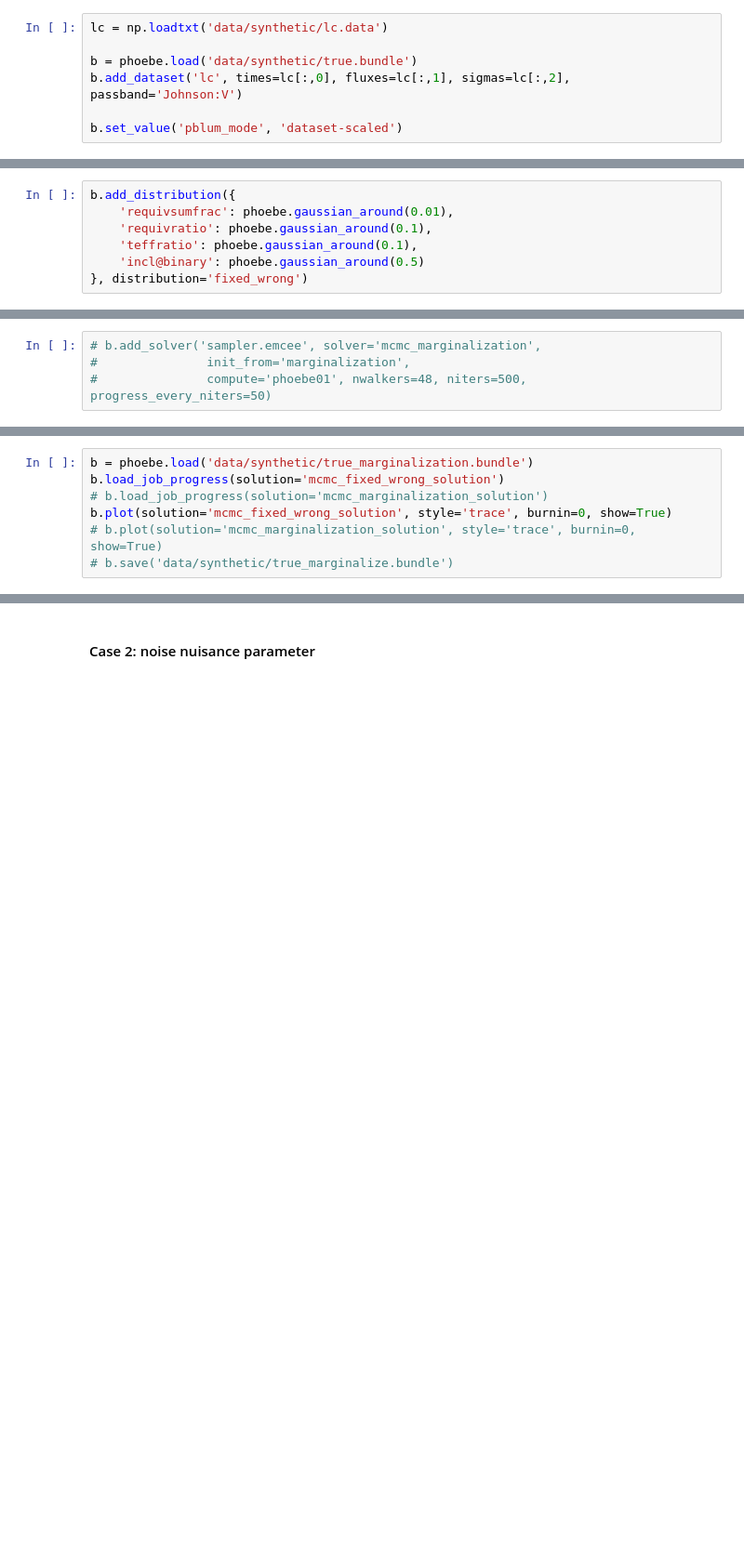
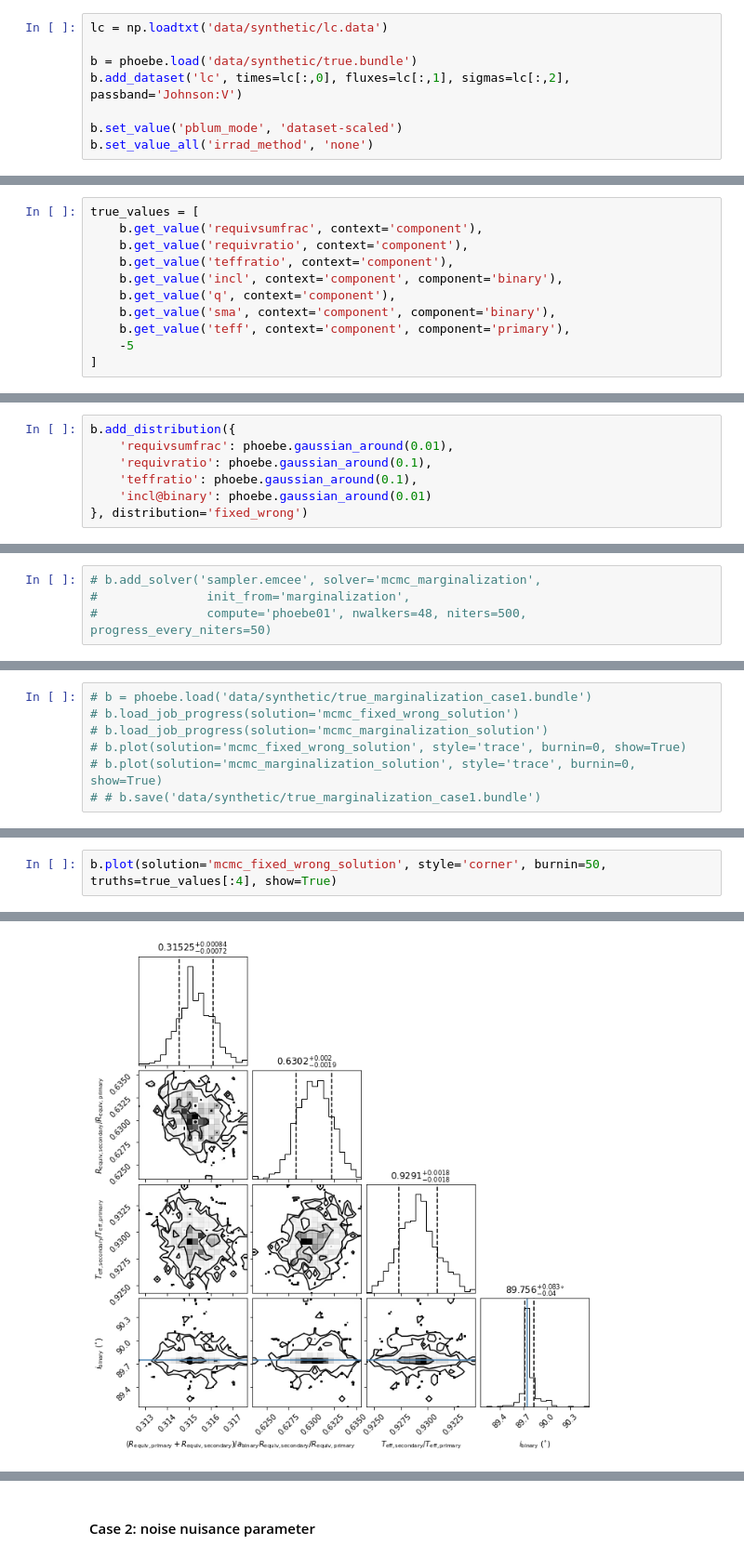
Before and after one commit to phoebe-project/phoebe2-workshop, a Jupyter notebook: 2021june/Tutorial_marginalization.ipynb, the cells around one changed output, grey strips where cells are left out. Shown at 93% size. Saved outputs shown, nothing was run; the diff lists cells and outputs as text; blank space fills up the shorter version.

```diff
--- a/2021june/Tutorial_marginalization.ipynb
+++ b/2021june/Tutorial_marginalization.ipynb
@@ -20,6 +20,7 @@ b = phoebe.load('data/synthetic/true.bundle')
 b.add_dataset('lc', times=lc[:,0], fluxes=lc[:,1], sigmas=lc[:,2], passband='Johnson:V')
 
 b.set_value('pblum_mode', 'dataset-scaled')
+b.set_value_all('irrad_method', 'none')
 # %%
 b.flip_constraint('q', solve_for='mass@secondary')
 b.flip_constraint('sma@binary', solve_for='mass@primary') # optional since lc also doesn't constrain sma
@@ -36,3 +39,14 @@ b.flip_constraint('teffratio', solve_for='teff@secondary@component')
+# %%
+true_values = [
+    b.get_value('requivsumfrac', context='component'),
+    b.get_value('requivratio', context='component'),
+    b.get_value('teffratio', context='component'),
+    b.get_value('incl', context='component', component='binary'),
+    b.get_value('q', context='component'),
+    b.get_value('sma', context='component', component='binary'),
+    b.get_value('teff', context='component', component='primary'),
+    -5
+]
 # %% [markdown]
 **fixing the parameters (to wrong values)**
 # %% [markdown]
@@ -55,6 +69,6 @@ b.add_distribution({
     'requivsumfrac': phoebe.gaussian_around(0.01),
     'requivratio': phoebe.gaussian_around(0.1),
     'teffratio': phoebe.gaussian_around(0.1),
-    'incl@binary': phoebe.gaussian_around(0.5)
+    'incl@binary': phoebe.gaussian_around(0.01)
 }, distribution='fixed_wrong')
 # %% [output]
@@ -101,7 +116,7 @@ b.add_distribution({
 # %%
-b = phoebe.load('data/synthetic/true_marginalization.bundle')
-b.load_job_progress(solution='mcmc_fixed_wrong_solution')
+# b = phoebe.load('data/synthetic/true_marginalization_case1.bundle')
+# b.load_job_progress(solution='mcmc_fixed_wrong_solution')
 # b.load_job_progress(solution='mcmc_marginalization_solution')
-b.plot(solution='mcmc_fixed_wrong_solution', style='trace', burnin=0, show=True)
+# b.plot(solution='mcmc_fixed_wrong_solution', style='trace', burnin=0, show=True)
 # b.plot(solution='mcmc_marginalization_solution', style='trace', burnin=0, show=True)
-# b.save('data/synthetic/true_marginalize.bundle')
+# # b.save('data/synthetic/true_marginalization_case1.bundle')
@@ -123,0 +123,3 @@ ValueError: job has not yet produced any output, with the following log:
+# %%
+b.plot(solution='mcmc_fixed_wrong_solution', style='corner', burnin=50, truths=true_values[:4], show=True)
+# %% [output]
@@ -123,0 +127 @@ ValueError: job has not yet produced any output, with the following log:
+[figure, added]
```
Also changed, not shown: parts of 17 cells of this notebook, 3 other files.
